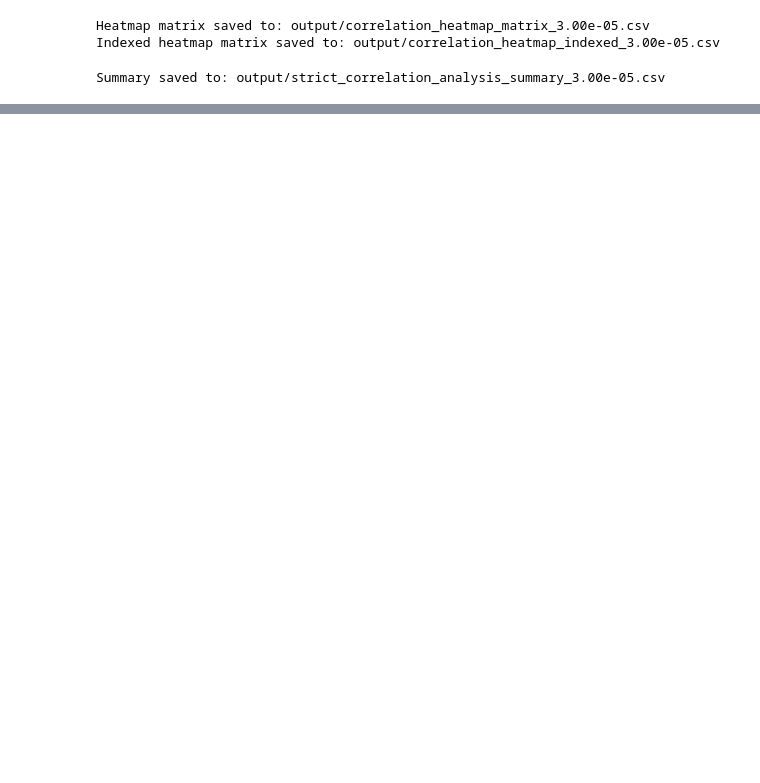
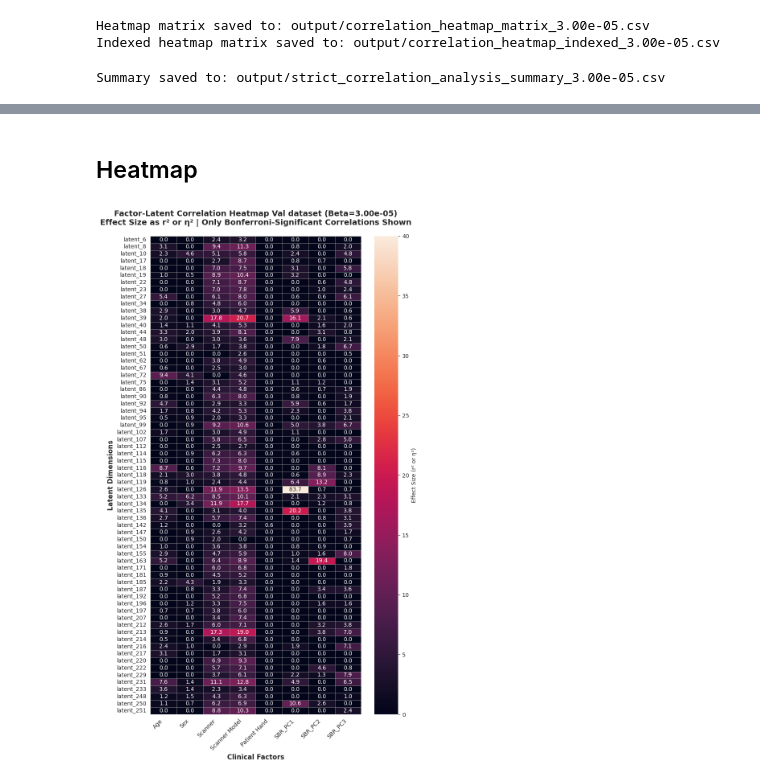
Before and after one commit to figoo210/unsupervised-parkinsons-imaging, a Jupyter notebook: 5.1.1_Dimension_Factor_Correlation_Analysis_Strict.ipynb, the cells around one changed output, grey strips where cells are left out. Drawn from its saved outputs; the diff is of its cells as text; code cells hidden in the pictures; blank space fills up the shorter version.

```diff
--- a/5.1.1_Dimension_Factor_Correlation_Analysis_Strict.ipynb
+++ b/5.1.1_Dimension_Factor_Correlation_Analysis_Strict.ipynb
@@ -550,0 +617,51 @@ Summary saved to: output/strict_correlation_analysis_summary_3.00e-05.csv
+# %% [markdown]
+## Heatmap
+# %%
+# Create the validation heatmap
+heatmap_matrix_val = pd.DataFrame(index=latent_dims_in_heatmap, columns=all_results.keys())
+
+for factor_name, df_res in all_results.items():
+    for dim in latent_dims_in_heatmap:
+        # Find this dimension in the results
+        dim_row = df_res[df_res['Dimension'] == dim]
+        if not dim_row.empty:
+            effect_size = dim_row.iloc[0]['Effect_Size_val']
+            survives = dim_row.iloc[0]['Validated']
+            # Only show effect size if it survives Bonferroni correction
+            heatmap_matrix_val.loc[dim, factor_name] = effect_size if survives else 0.0
+        else:
+            heatmap_matrix_val.loc[dim, factor_name] = 0.0
+
+# Convert to float
+heatmap_matrix_val = heatmap_matrix.astype(float)
+# %%
+# Display the heatmap using % for better readability
+fig, ax = plt.subplots(figsize=(8,14)) # max(8, len(latent_dims_in_heatmap) * 0.3)))
+
+# Create heatmap
+sns.heatmap(
+    heatmap_matrix_val*100,
+    annot=True,
+    fmt='.1f',
+    cmap='rocket',
+    cbar_kws={'label': 'Effect Size (r² or η²)'},
+    linewidths=0.5,
+    linecolor='gray',
+    vmin=0,
+    vmax=40,# heatmap_matrix.max().max(),
+    ax=ax
+)
+
+ax.set_title(f'Factor-Latent Correlation Heatmap Val dataset (Beta={TARGET_BETA})\nEffect Size as r² or η² | Only Bonferroni-Significant Correlations Shown',
+             fontsize=14, fontweight='bold', pad=20)
+ax.set_xlabel('Clinical Factors', fontsize=12, fontweight='bold')
+ax.set_ylabel('Latent Dimensions', fontsize=12, fontweight='bold')
+
+# Rotate labels for better readability
+plt.xticks(rotation=45, ha='right')
+plt.yticks(rotation=0)
+
+plt.tight_layout()
+plt.show()
+# %% [output]
+[figure, added]
```
Also changed, not shown: parts of 40 cells of this notebook, 7 other files.
